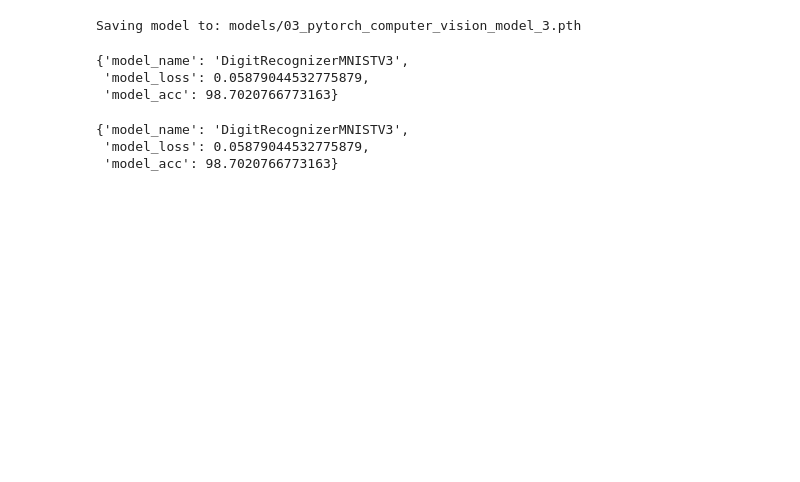
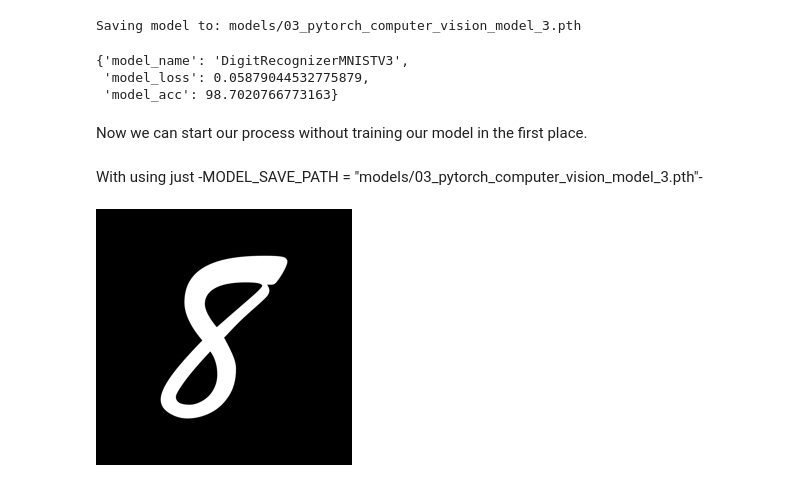
Before and after one commit to haldonmez/mnist-digit-recognizer, a Jupyter notebook: Model_3.ipynb, the cells around one changed output. Cells and saved outputs as stored; diff of their text form; code cells hidden in the pictures; blank space fills up the shorter version.

Commit message:
Created a prediction based on a custom image and valued its prediction.

```diff
--- a/Model_3.ipynb
+++ b/Model_3.ipynb
@@ -453,9 +418,13 @@ loaded_model_3_results
 {'model_name': 'DigitRecognizerMNISTV3',
  'model_loss': 0.05879044532775879,
  'model_acc': 98.7020766773163}
-# %%
-model_3_results
-# %% [output]
-{'model_name': 'DigitRecognizerMNISTV3',
- 'model_loss': 0.05879044532775879,
- 'model_acc': 98.7020766773163}
+# %% [markdown]
+Now we can start our process without training our model in the first place.
+# %% [markdown]
+With using just -MODEL_SAVE_PATH = "models/03_pytorch_computer_vision_model_3.pth"-
+# %%
+from PIL import Image
+img = Image.open('download2.jpg')
+img
+# %% [output]
+[figure, added]
```
Also changed, not shown: parts of 14 cells of this notebook.
